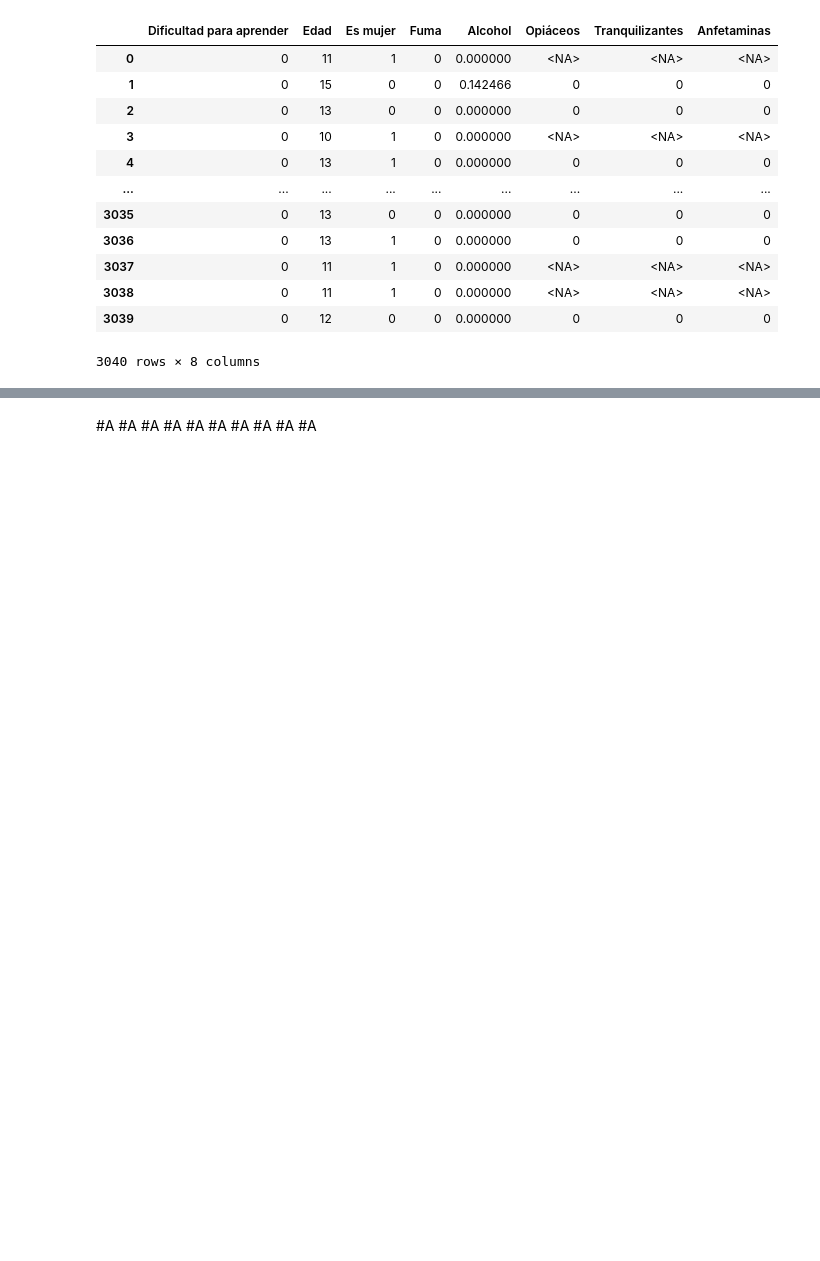
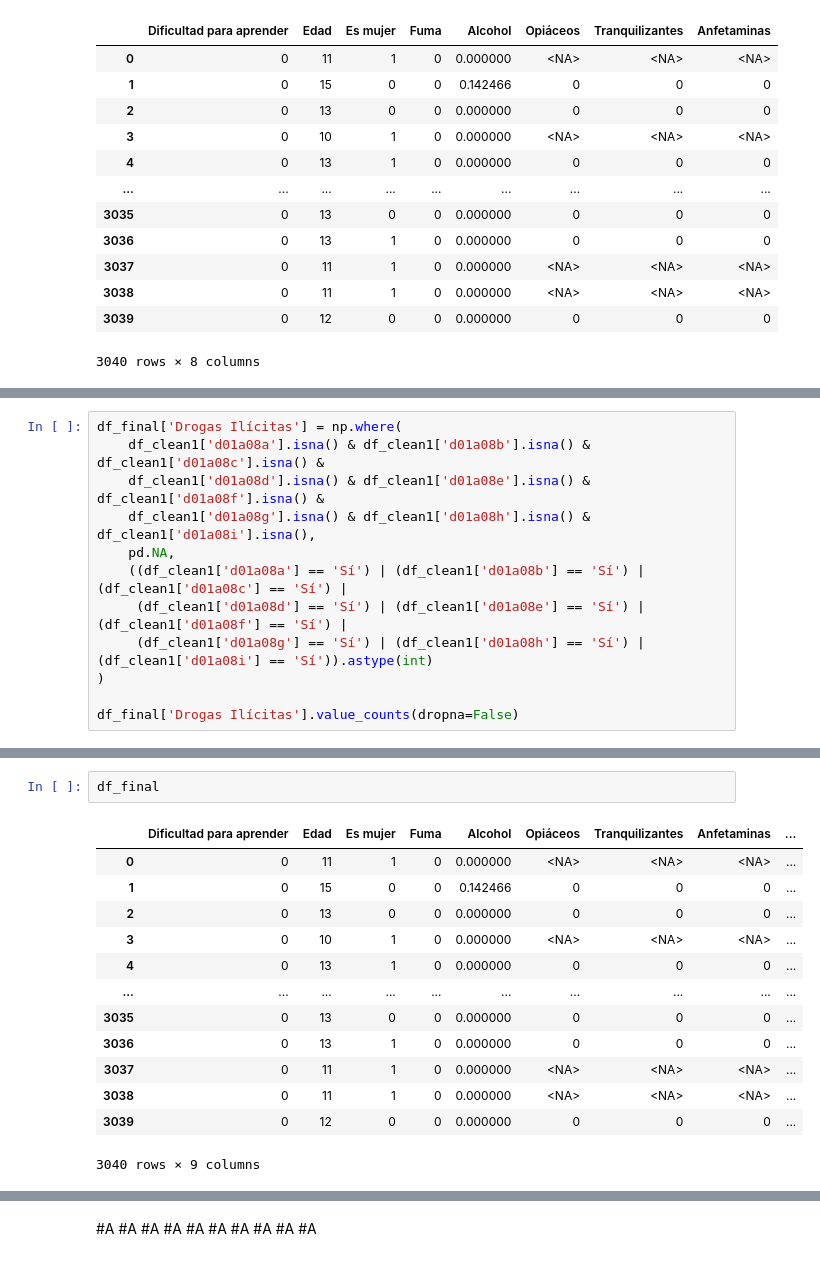
Before and after one commit to omar-tueme/ciencia-de-datos-avanzada-mek-enero-2026, a Jupyter notebook: 01_EDA.ipynb, the cells around one changed output, grey strips where cells are left out. Cells and saved outputs as stored; diff of their text form; blank space fills up the shorter version.

```diff
--- a/01_EDA.ipynb
+++ b/01_EDA.ipynb
@@ -1198,0 +1526,12 @@ df_final
+# %%
+df_final['Drogas Ilícitas'] = np.where(
+    df_clean1['d01a08a'].isna() & df_clean1['d01a08b'].isna() & df_clean1['d01a08c'].isna() &
+    df_clean1['d01a08d'].isna() & df_clean1['d01a08e'].isna() & df_clean1['d01a08f'].isna() &
+    df_clean1['d01a08g'].isna() & df_clean1['d01a08h'].isna() & df_clean1['d01a08i'].isna(),
+    pd.NA,
+    ((df_clean1['d01a08a'] == 'Sí') | (df_clean1['d01a08b'] == 'Sí') | (df_clean1['d01a08c'] == 'Sí') |
+     (df_clean1['d01a08d'] == 'Sí') | (df_clean1['d01a08e'] == 'Sí') | (df_clean1['d01a08f'] == 'Sí') |
+     (df_clean1['d01a08g'] == 'Sí') | (df_clean1['d01a08h'] == 'Sí') | (df_clean1['d01a08i'] == 'Sí')).astype(int)
+)
+
+df_final['Drogas Ilícitas'].value_counts(dropna=False)
@@ -1198,0 +1545,16 @@ df_final
+# %%
+df_final
+# %% [output]
+|  | Dificultad para aprender | Edad | Es mujer | Fuma | Alcohol | Opiáceos | Tranquilizantes | Anfetaminas | ... |
+| 0 | 0 | 11 | 1 | 0 | 0.000000 | <NA> | <NA> | <NA> | ... |
+| 1 | 0 | 15 | 0 | 0 | 0.142466 | 0 | 0 | 0 | ... |
+| 2 | 0 | 13 | 0 | 0 | 0.000000 | 0 | 0 | 0 | ... |
+| 3 | 0 | 10 | 1 | 0 | 0.000000 | <NA> | <NA> | <NA> | ... |
+| 4 | 0 | 13 | 1 | 0 | 0.000000 | 0 | 0 | 0 | ... |
+| ... | ... | ... | ... | ... | ... | ... | ... | ... | ... |
+| 3035 | 0 | 13 | 0 | 0 | 0.000000 | 0 | 0 | 0 | ... |
+| 3036 | 0 | 13 | 1 | 0 | 0.000000 | 0 | 0 | 0 | ... |
+| 3037 | 0 | 11 | 1 | 0 | 0.000000 | <NA> | <NA> | <NA> | ... |
+| 3038 | 0 | 11 | 1 | 0 | 0.000000 | <NA> | <NA> | <NA> | ... |
+| 3039 | 0 | 12 | 0 | 0 | 0.000000 | 0 | 0 | 0 | ... |
+3040 rows × 9 columns
```
Also changed, not shown: parts of 57 cells of this notebook.
